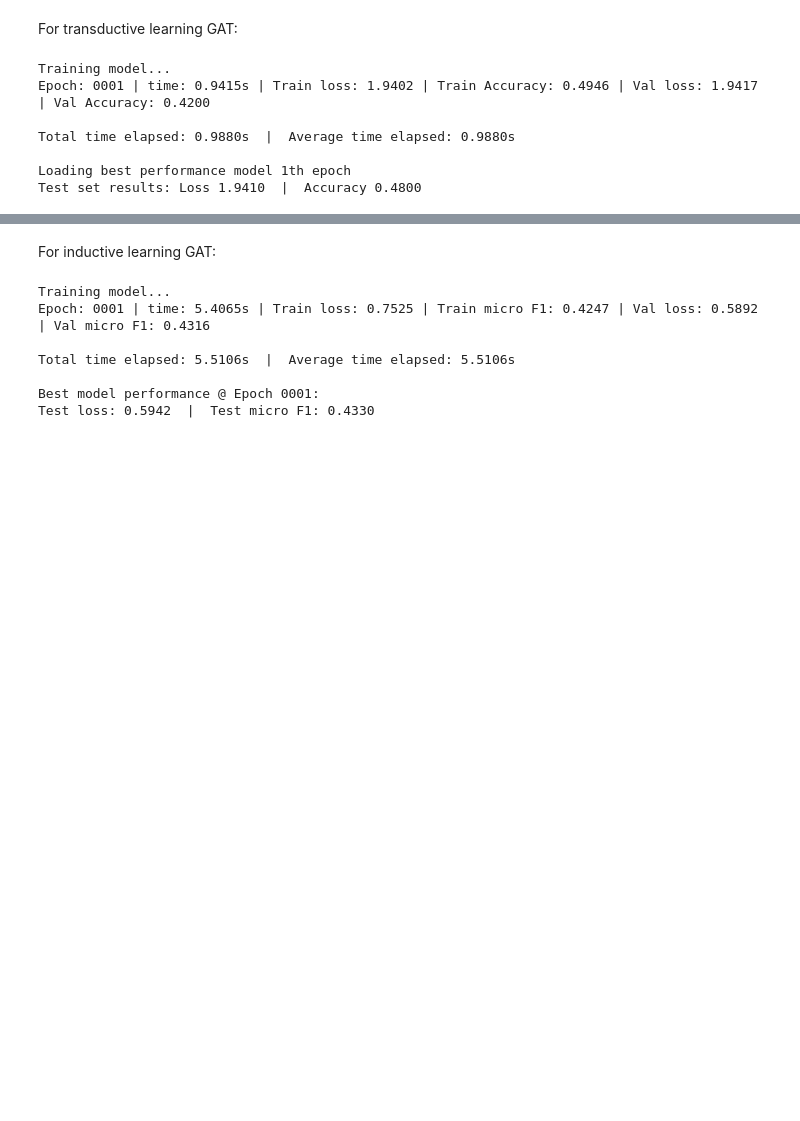
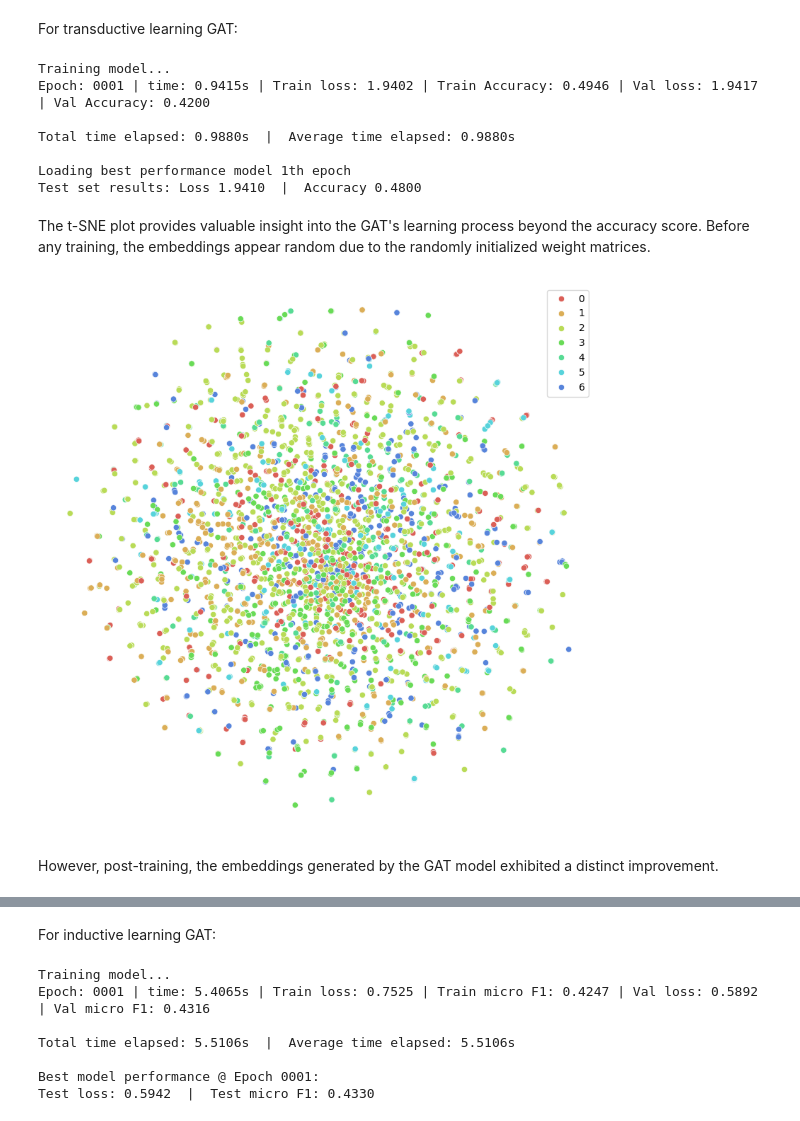
Before and after one commit to ranranrunforit/Reproducibility-Project, a Jupyter notebook: DL4H_Team_33_draft_cz78.ipynb, the cells around one changed output, grey strips where cells are left out. Cells and saved outputs as stored; diff of their text form; code cells hidden in the pictures; blank space fills up the shorter version.

```diff
--- a/DL4H_Team_33_draft_cz78.ipynb
+++ b/DL4H_Team_33_draft_cz78.ipynb
@@ -392,6 +387,10 @@ class GraphAttentionLayer(nn.Module):
         nn.init.xavier_normal_(self.a)
 
 
+    def get_embeddings(self):
+        return self.embeddings
+
+
     def forward(self,  h: torch.Tensor, adj_mat: torch.Tensor):
         """
         Performs a graph attention layer operation.
@@ -444,6 +443,8 @@ class GraphAttentionLayer(nn.Module):
         else:
             h_prime = h_prime.mean(dim=0)
 
+        self.embeddings = h_prime
+
         return h_prime
 
 class GAT(nn.Module):
@@ -486,6 +487,10 @@ class GAT(nn.Module):
             concat=False, dropout=dropout, leaky_relu_slope=leaky_relu_slope
             )
 
+    def get_embeddings(self) :
+        return self.gat1.get_embeddings()
+
+
     def forward(self, input_tensor: torch.Tensor , adj_mat: torch.Tensor):
         """
         Performs a forward pass through the network.
@@ -1045,6 +1053,43 @@ Total time elapsed: 0.9880s  |  Average time elapsed: 0.9880s
 
 Loading best performance model 1th epoch
 Test set results: Loss 1.9410  |  Accuracy 0.4800
+# %% [markdown]
+The t-SNE plot provides valuable insight into the GAT's learning process beyond the accuracy score. Before any training, the embeddings appear random due to the randomly initialized weight matrices.
+# %%
+from sklearn.manifold import TSNE
+import matplotlib.pyplot as plt
+import seaborn as sns
+
+# # Initialize new untrained model
+untrained_GAT_cora = GAT(
+    in_features=features.shape[1],          # Number of input features per node
+    n_hidden=args['hidden_dim'],            # Output size of the first Graph Attention Layer
+    n_heads=args['num_heads'],               # Number of attention heads in the first Graph Attention Layer
+    num_classes=labels.max().item() + 1,     # Number of classes to predict for each node
+    concat=args['concat_heads'],             # Whether to concatenate attention heads
+    dropout=args['dropout_p'],                # Dropout rate
+    leaky_relu_slope=0.2                     # Alpha (slope) of the leaky ReLU activation
+).to(device)
+
+_ = untrained_GAT_cora( features, adj_mat)
+# Get embeddings
+h = untrained_GAT_cora.get_embeddings()
+
+# Train TSNE
+tsne = TSNE(n_components=2, learning_rate='auto',
+         init='pca').fit_transform(h.detach().cpu().numpy())
+
+# Plot TSNE
+plt.figure(figsize=(10, 10))
+plt.axis('off')
+#plt.scatter(tsne[:, 0], tsne[:, 1], s=50, c=labels.detach().cpu().numpy())
+sns.scatterplot(x = tsne[:, 0], y = tsne[:, 1], hue=labels.detach().cpu().numpy(), palette=sns.color_palette("hls", 10), legend="full")
+plt.savefig("TSNE_embd_Before.png", dpi=200)
+plt.show()
+# %% [output]
+[figure, added]
+# %% [markdown]
+However, post-training, the embeddings generated by the GAT model exhibited a distinct improvement.
 # %%
 # demonstrate training_and_evaluate function on cora
 
```
Also changed, not shown: parts of 33 cells of this notebook.
